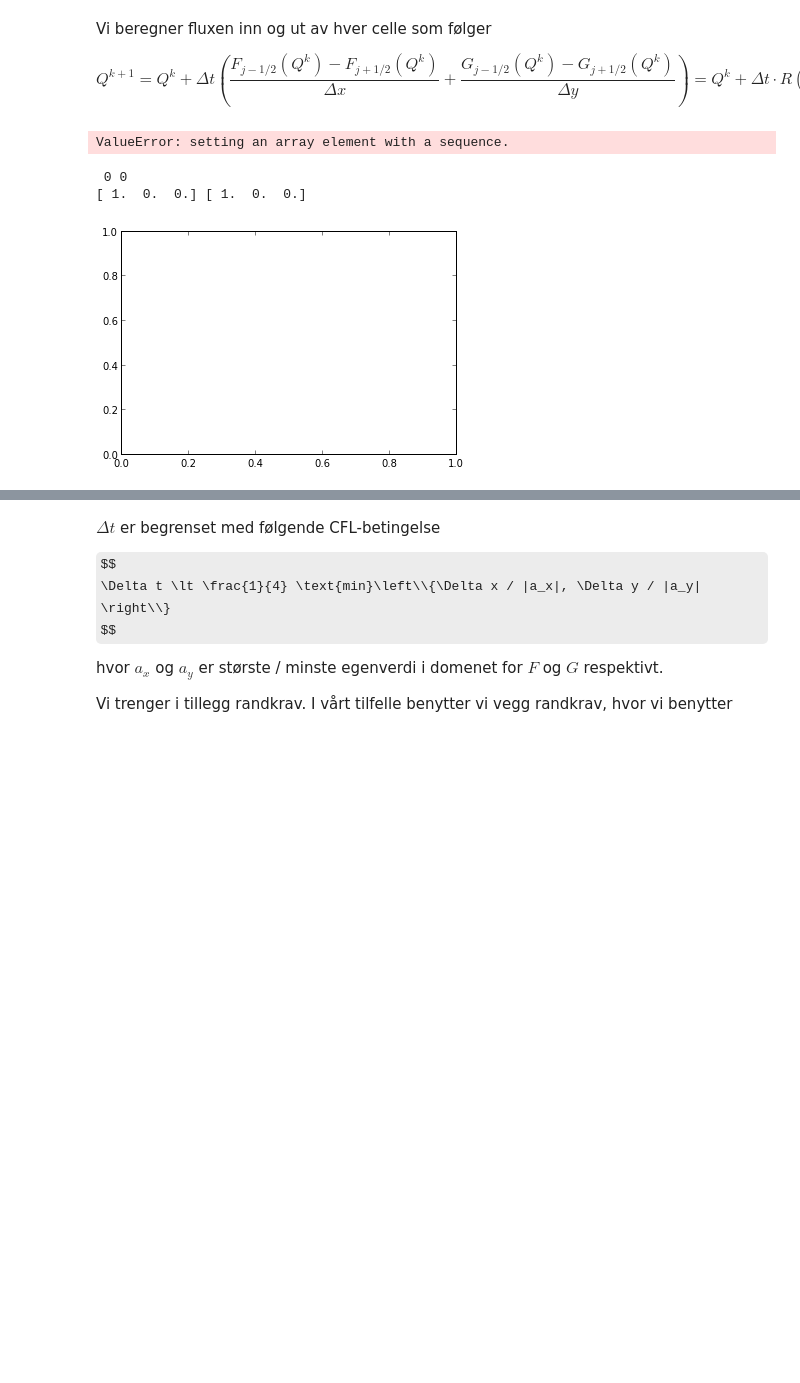
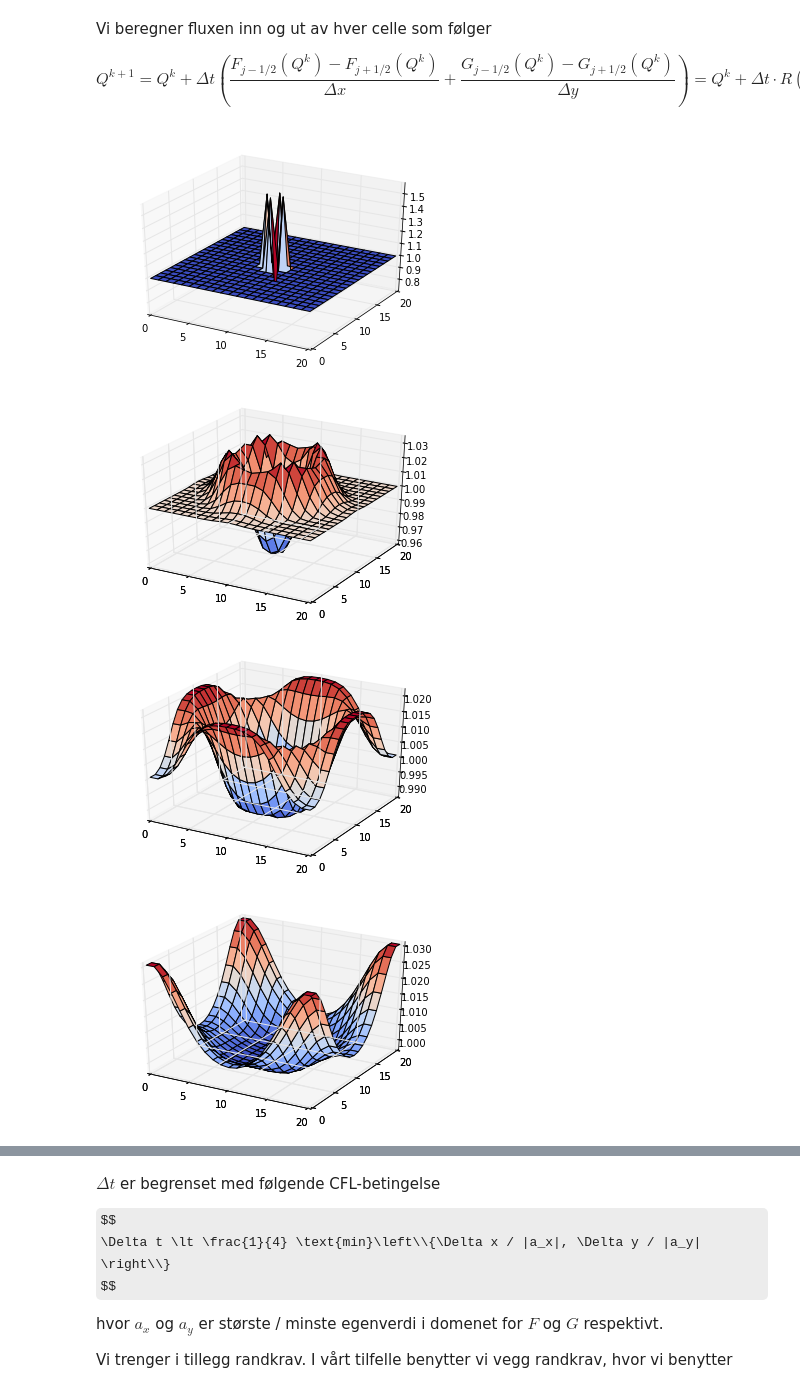
Before and after one commit to sintefmath/equelle, a Jupyter notebook: examples/iPython_demos/2D_sw_explicit.ipynb, the cells around one changed output, grey strips where cells are left out. Cells and saved outputs as stored; diff of their text form; code cells hidden in the pictures; some formulas as TeX source; blank space fills up the shorter version.

```diff
--- a/examples/iPython_demos/2D_sw_explicit.ipynb
+++ b/examples/iPython_demos/2D_sw_explicit.ipynb
@@ -14,17 +14,18 @@ from mpl_toolkits.mplot3d.axes3d import Axes3D
 # %% [markdown]
 First, define some constants we need
 # %%
-# Grid spacing
-dx = 0.5
-
 # Number of grid cells in each direction of the grid
-m = 1
+m = 21
 n = 21
 
+# Grid spacing
+dx = 10/float(m)
+dy = 10/float(n)
+
 # The grid itself
-Q = np.zeros((3, m, n))
+Q = np.zeros((3, n, m))
 Q[0, :, :] = 1.0
-Q[0, m/2, n/2] = 3.0
+Q[0, n/2, m/2] = 3.0
 
 # Gravitational constant
 g = 9.80665
@@ -157,49 +158,52 @@ $$
 # %%
 fig, ax = plt.subplots()
 
 dt = 0.05
 
 
 #Perform timestepping
-for i in range(0, 1):
-    f = np.zeros((3, m, n-1))
-    g = np.zeros((3, m-1, n))
+for i in range(0, 100):
+    f_flux = np.zeros((3, n, m-1))
+    g_flux = np.zeros((3, n-1, m))
 
     # Loop over all intefaces and create the flux
-    for k in range(m):
-        for l in range(n-1):
-            print k, l
-            print Q[:, k, l],Q[:, k, l+1],
-            print F(Q[:, k, l], Q[:, k, l])
-            #f[:, k, l] = F(Q[:, k, l], Q[:, k, l+1])
-    #for k in range(m-1):
-    #    for l in range(n):
-    #        g[:, k, l] = G(Q[:, k, l], Q[:, k+1, l])
+    for k in range(n):
+        for l in range(m-1):
+            f_flux[:, k, l] = F(Q[:, k, l], Q[:, k, l+1])
+    for k in range(n-1):
+        for l in range(m):
+            g_flux[:, k, l] = G(Q[:, k, l], Q[:, k+1, l])
 
     # Loop over all internal cells and sum fluxes
-    for k in range(1, m-1):
-        for l in range(1, n-1):
-            Q[:, k, l] = Q[:, k, l] + dt * ( (f[:, k, l-1] - f[:, k, l])/dx + (g[:, k-1, l] - g[:, k, l])/dy )
+    for k in range(1, n-1):
+        for l in range(1, m-1):
+            Q[:, k, l] = Q[:, k, l] + dt * ( (f_flux[:, k, l-1] - f_flux[:, k, l])/dx + (g_flux[:, k-1, l] - g_flux[:, k, l])/dy )
 
 
     #Boundary conditions (wall)
-    Q[0, :, 0] = Q[0, :, 1]
-    Q[0, :, -1] = Q[0, :, -2]
-    Q[1:2, :, 0] = -Q[1:2, :, 1]
-    Q[1:2, :, -1] = -Q[1:2, :, -2]
+    Q[:, :, 0] = Q[:, :, 1]
+    Q[:, :, -1] = Q[:, :, -2]
+    Q[1, :, 0] = -Q[1, :, 0]
+    Q[1, :, -1] = -Q[1, :, -1]
 
-    x = np.arange(0, n)
-    y = np.arange(0, m)
-    x, y = np.meshgrid(x, y)
-    ax = fig.gca(projection='3d')
-    ax.plot_wireframe(x, y, Q[0, :, :], rstride=1, cstride=1, antialiased=True);
-    time.sleep(0.2)
-    clear_output()
-    display(fig)
-    ax.cla()
+    Q[:, 0, :] = Q[:, 1, :]
+    Q[:, -1, :] = Q[:, -2, :]
+    Q[2, 0, :] = -Q[2, 0, :]
+    Q[2, -1, :] = -Q[2, -1, :]
+
+    if (i % 10 == 0):
+        #clear_output()
+        ax.cla()
+        x = np.arange(0, m)
+        y = np.arange(0, n)
+        x, y = np.meshgrid(x, y)
+        ax = fig.gca(projection='3d')
+        ax.plot_surface(x, y, Q[0, :, :], rstride=1, cstride=1, antialiased=True, cmap=cm.coolwarm);
+        #time.sleep(0.2)
+        display(fig)
 plt.close()
 # %% [output]
-ValueError: setting an array element with a sequence.
- 0 0
-[ 1.  0.  0.] [ 1.  0.  0.]
-[figure, old version]
+[figure, new version]
+[figure, added]
+[figure, added]
+[figure, added]
```
Also changed, not shown: parts of 1 cell of this notebook.
